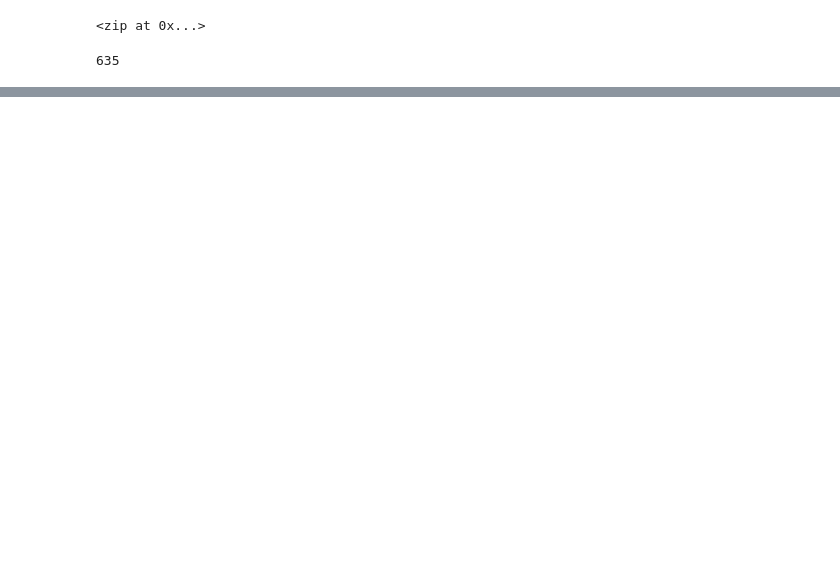
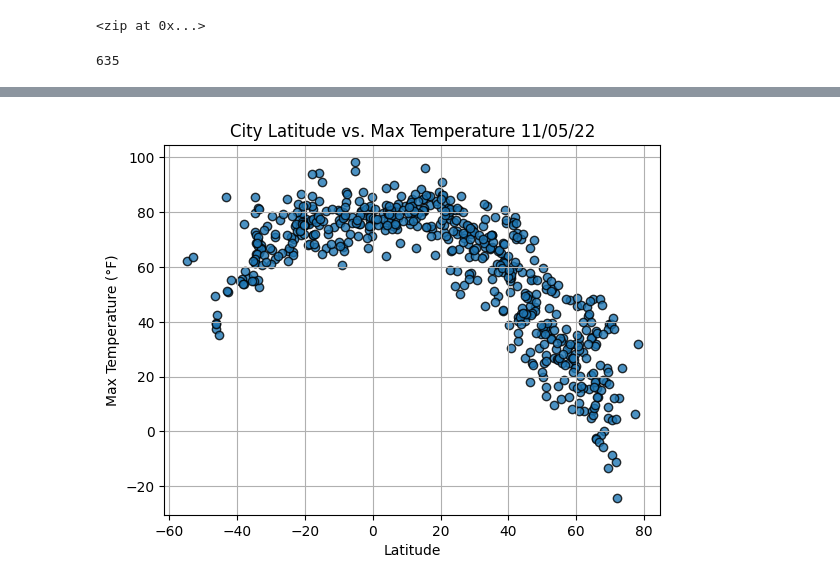
Before and after one commit to jakatz87/World_Weather_Analysis, a Jupyter notebook: WeatherPy.ipynb, the cells around one changed output, grey strips where cells are left out. Cells and saved outputs as stored; diff of their text form; code cells hidden in the pictures; blank space fills up the shorter version.

Commit message:
Updated notebook and scatterplots

```diff
--- a/WeatherPy.ipynb
+++ b/WeatherPy.ipynb
@@ -162,0 +137,22 @@ city_data_df.to_csv(output_data_file, index_label="City_ID")
+# %%
+weather_data="weather_data/cities.csv"
+city_data_df=pd.read_csv(weather_data)
+# %%
+lats=city_data_df["Lat"]
+max_temps=city_data_df["Max Temp"]
+humidity=city_data_df["Humidity"]
+clouds=city_data_df["Cloudiness"]
+winds=city_data_df["Wind Speed"]
+
+plt.scatter(lats, max_temps, edgecolor="black", linewidths=1, alpha=.8, label="Cities")
+plt.grid()
+plt.title("City Latitude vs. Max Temperature (°F) 11/05/22")
+#I could add "import time" then use "time.strftime("%x")" with the title,
+#but the data was not pulled on the day this plot is created, it was pulled on 11/5
+plt.xlabel("Latitude")
+plt.ylabel("Max Temperature (°F)")
+
+plt.savefig("weather_data/Fig1Temps.png")
+plt.show()
+# %% [output]
+[figure, added]
```
Also changed, not shown: parts of 14 cells of this notebook, 4 other files.
